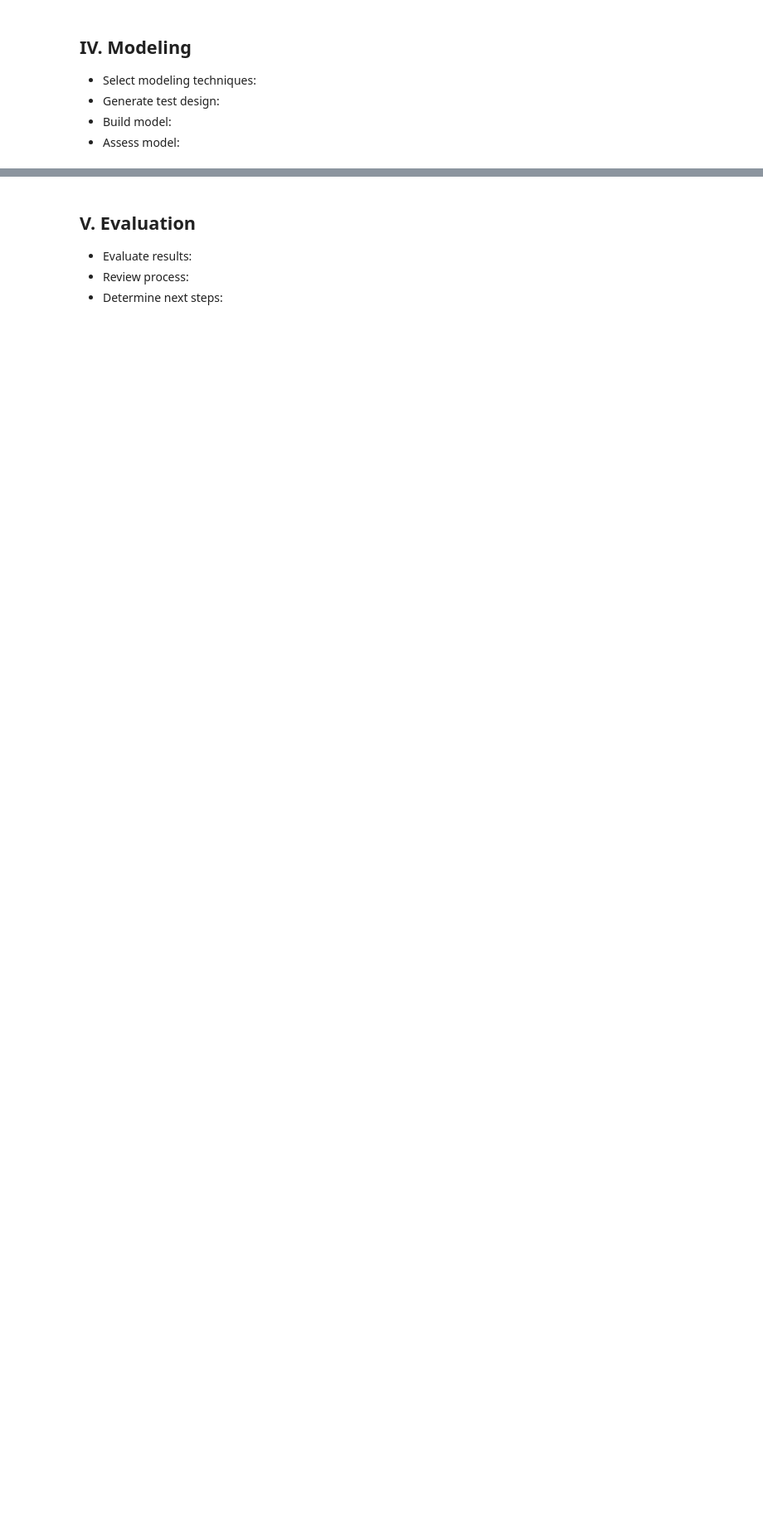
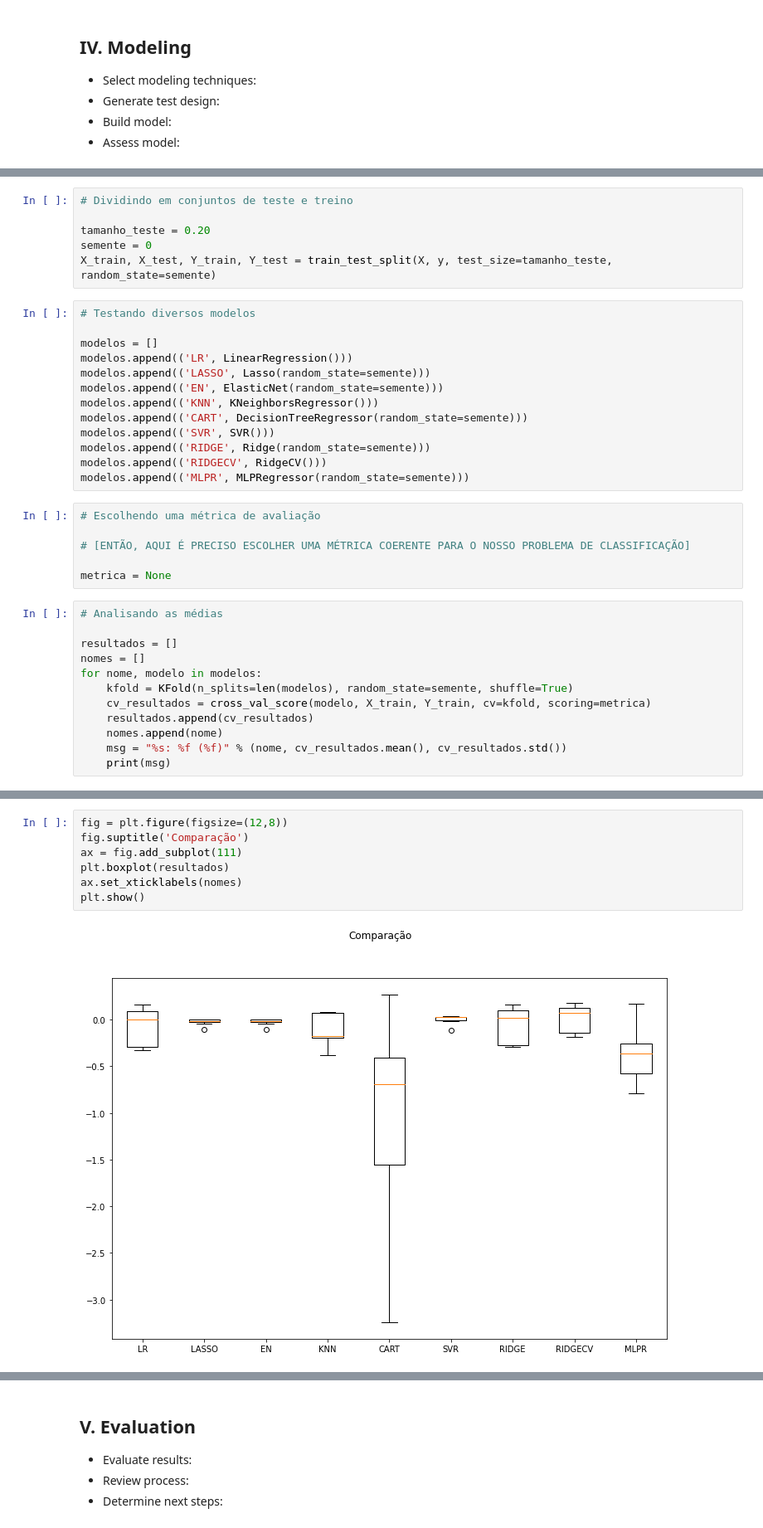
Before and after one commit to victorbombarda/Manipulacao_Dados_Avaliacao, a Jupyter notebook: Intro_Crisp_DM.ipynb, the cells around one changed output, grey strips where cells are left out. Shown at 83% size. Drawn from its saved outputs; the diff is of its cells as text; blank space fills up the shorter version.

Commit message:
test models 1'

```diff
--- a/Intro_Crisp_DM.ipynb
+++ b/Intro_Crisp_DM.ipynb
@@ -228,0 +259,37 @@ dalc
+# %%
+# Dividindo em conjuntos de teste e treino
+
+tamanho_teste = 0.20
+semente = 0
+X_train, X_test, Y_train, Y_test = train_test_split(X, y, test_size=tamanho_teste, random_state=semente)
+# %%
+# Testando diversos modelos
+
+modelos = []
+modelos.append(('LR', LinearRegression()))
+modelos.append(('LASSO', Lasso(random_state=semente)))
+modelos.append(('EN', ElasticNet(random_state=semente)))
+modelos.append(('KNN', KNeighborsRegressor()))
+modelos.append(('CART', DecisionTreeRegressor(random_state=semente)))
+modelos.append(('SVR', SVR()))
+modelos.append(('RIDGE', Ridge(random_state=semente)))
+modelos.append(('RIDGECV', RidgeCV()))
+modelos.append(('MLPR', MLPRegressor(random_state=semente)))
+# %%
+# Escolhendo uma métrica de avaliação
+
+# [ENTÃO, AQUI É PRECISO ESCOLHER UMA MÉTRICA COERENTE PARA O NOSSO PROBLEMA DE CLASSIFICAÇÃO]
+
+metrica = None
+# %%
+# Analisando as médias
+
+resultados = []
+nomes = []
+for nome, modelo in modelos:
+    kfold = KFold(n_splits=len(modelos), random_state=semente, shuffle=True)
+    cv_resultados = cross_val_score(modelo, X_train, Y_train, cv=kfold, scoring=metrica)
+    resultados.append(cv_resultados)
+    nomes.append(nome)
+    msg = "%s: %f (%f)" % (nome, cv_resultados.mean(), cv_resultados.std())
+    print(msg)
@@ -228,0 +306,9 @@ dalc
+# %%
+fig = plt.figure(figsize=(12,8))
+fig.suptitle('Comparação')
+ax = fig.add_subplot(111)
+plt.boxplot(resultados)
+ax.set_xticklabels(nomes)
+plt.show()
+# %% [output]
+[figure, added]
```
Also changed, not shown: parts of 9 cells of this notebook, 1 other file.
